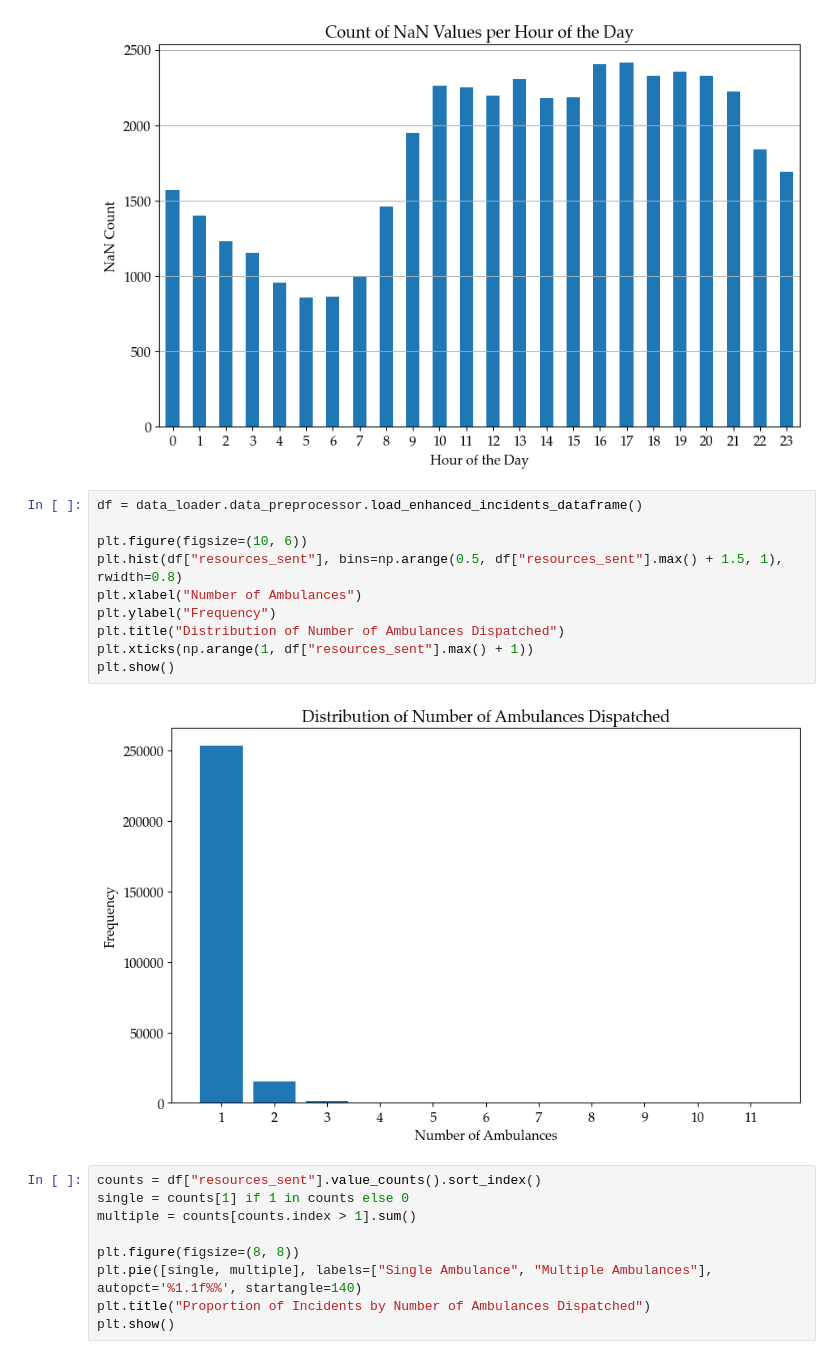
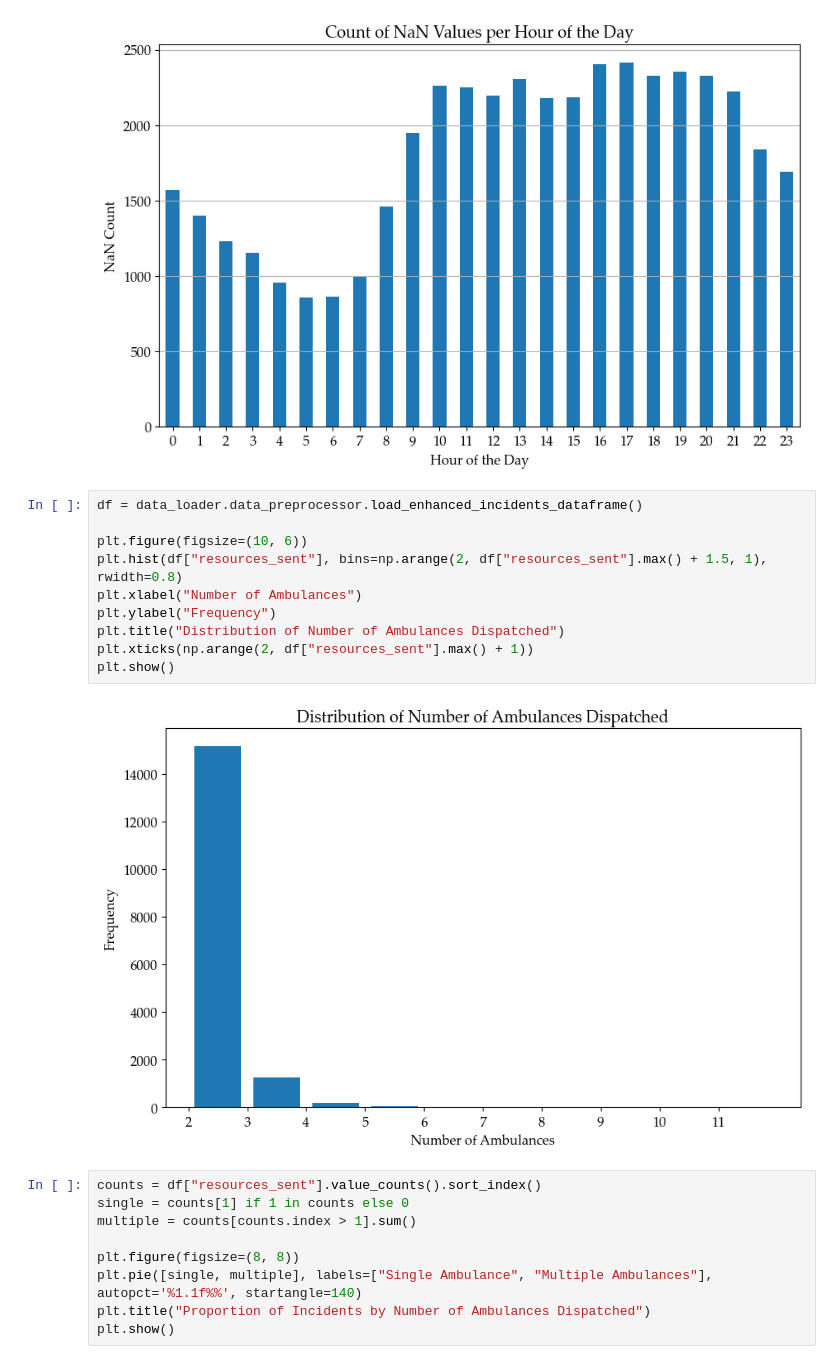
Before and after one commit to Emergency-Optimizers/Data-Processing, a Jupyter notebook: source/analysis/sandbox_sindre.ipynb, the cells around one changed output. Drawn from its saved outputs; the diff is of its cells as text.

```diff
--- a/source/analysis/sandbox_sindre.ipynb
+++ b/source/analysis/sandbox_sindre.ipynb
@@ -90,15 +90,15 @@ plt.show()
 # %%
 df = data_loader.data_preprocessor.load_enhanced_incidents_dataframe()
 
 plt.figure(figsize=(10, 6))
-plt.hist(df["resources_sent"], bins=np.arange(0.5, df["resources_sent"].max() + 1.5, 1), rwidth=0.8)
+plt.hist(df["resources_sent"], bins=np.arange(2, df["resources_sent"].max() + 1.5, 1), rwidth=0.8)
 plt.xlabel("Number of Ambulances")
 plt.ylabel("Frequency")
 plt.title("Distribution of Number of Ambulances Dispatched")
-plt.xticks(np.arange(1, df["resources_sent"].max() + 1))
+plt.xticks(np.arange(2, df["resources_sent"].max() + 1))
 plt.show()
 # %% [output]
-[figure, old version]
+[figure, new version]
 # %%
 counts = df["resources_sent"].value_counts().sort_index()
 single = counts[1] if 1 in counts else 0
```
Also changed, not shown: parts of 3 cells of this notebook, 1 other file.
